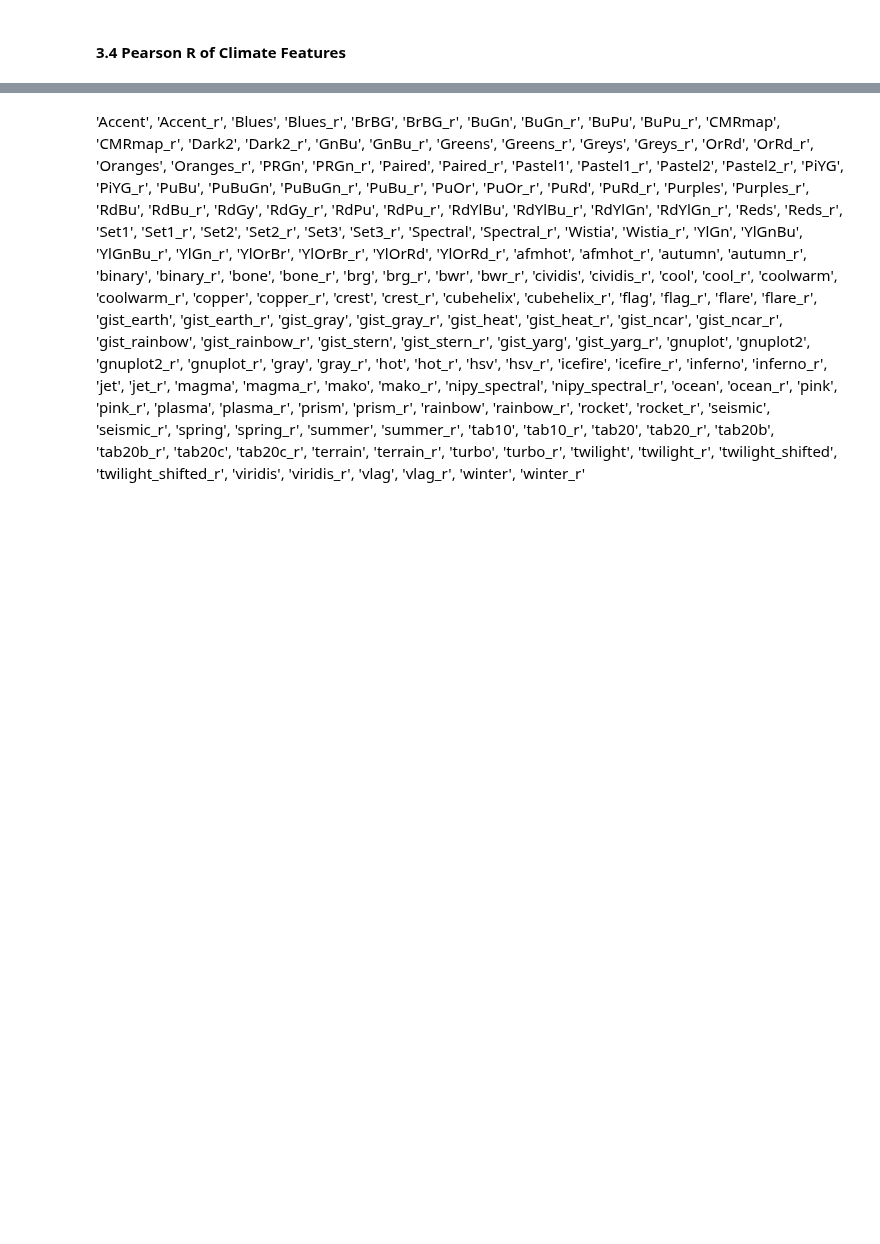
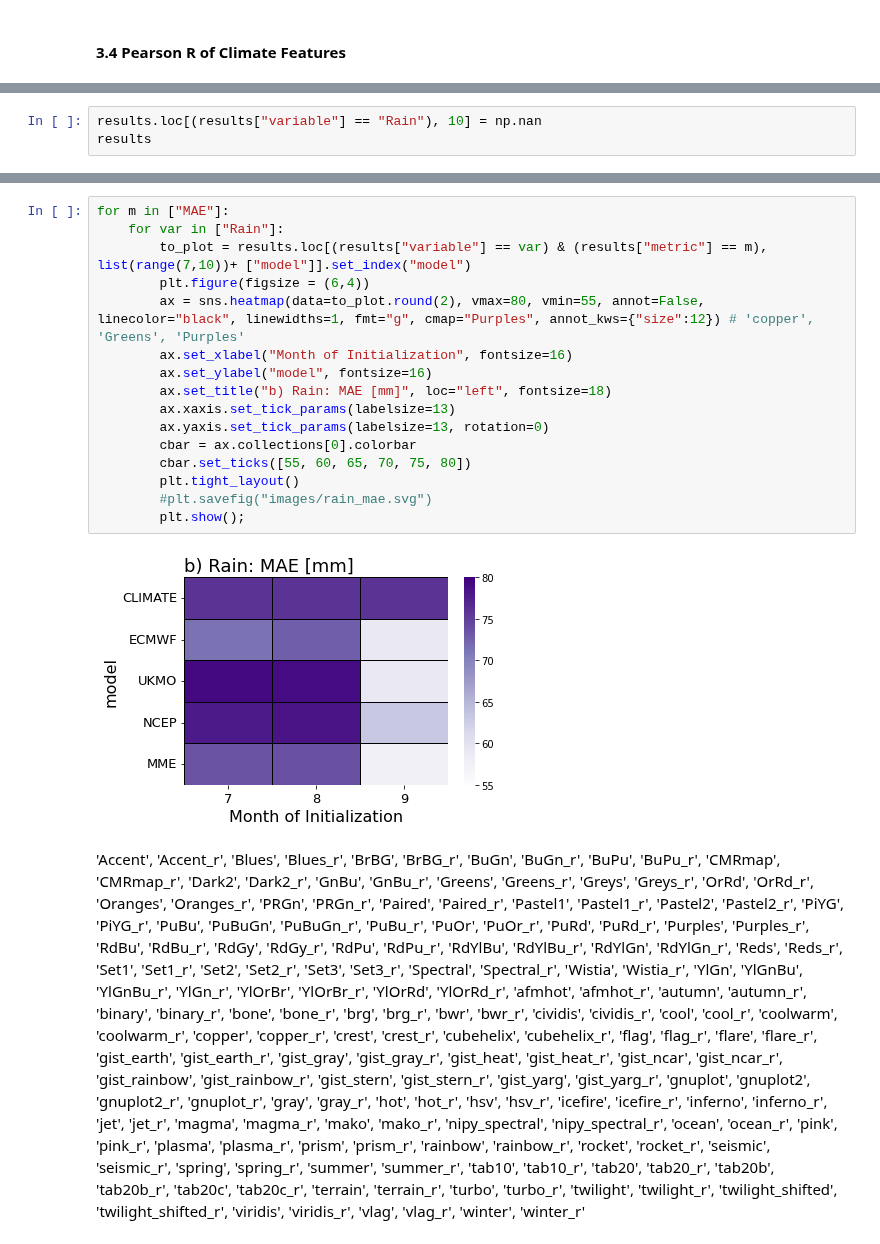
Before and after one commit to mzachow/wheat-yield-forecast-brazil, a Jupyter notebook: figures_for_manuscript.ipynb, the cells around one changed output, grey strips where cells are left out. Saved outputs shown, nothing was run; the diff lists cells and outputs as text; blank space fills up the shorter version.

Commit message:
features: obtain selected features
Features were used to visualize error between observed and forecasted.

```diff
--- a/figures_for_manuscript.ipynb
+++ b/figures_for_manuscript.ipynb
@@ -214,0 +214,3 @@ for m in ["MAE"]:
+# %%
+results.loc[(results["variable"] == "Rain"), 10] = np.nan
+results
@@ -215 +235,19 @@ for m in ["MAE"]:
+# %%
+for m in ["MAE"]:
+    for var in ["Rain"]:
+        to_plot = results.loc[(results["variable"] == var) & (results["metric"] == m), list(range(7,10))+ ["model"]].set_index("model")
+        plt.figure(figsize = (6,4))
+        ax = sns.heatmap(data=to_plot.round(2), vmax=80, vmin=55, annot=False, linecolor="black", linewidths=1, fmt="g", cmap="Purples", annot_kws={"size":12}) # 'copper', 'Greens', 'Purples'
+        ax.set_xlabel("Month of Initialization", fontsize=16)
+        ax.set_ylabel("model", fontsize=16)
+        ax.set_title("b) Rain: MAE [mm]", loc="left", fontsize=18)
+        ax.xaxis.set_tick_params(labelsize=13)
+        ax.yaxis.set_tick_params(labelsize=13, rotation=0)
+        cbar = ax.collections[0].colorbar
+        cbar.set_ticks([55, 60, 65, 70, 75, 80])
+        plt.tight_layout()
+        #plt.savefig("images/rain_mae.svg")
+        plt.show();
+# %% [output]
+[figure, added]
 # %% [markdown]
```
Also changed, not shown: parts of 7 cells of this notebook, 7 other files.
